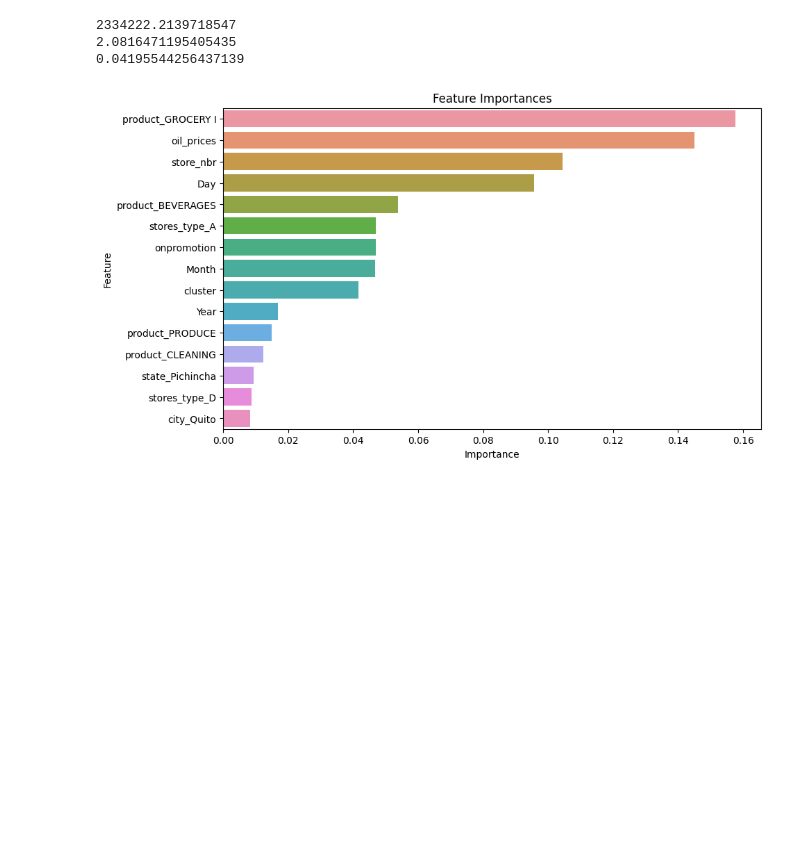
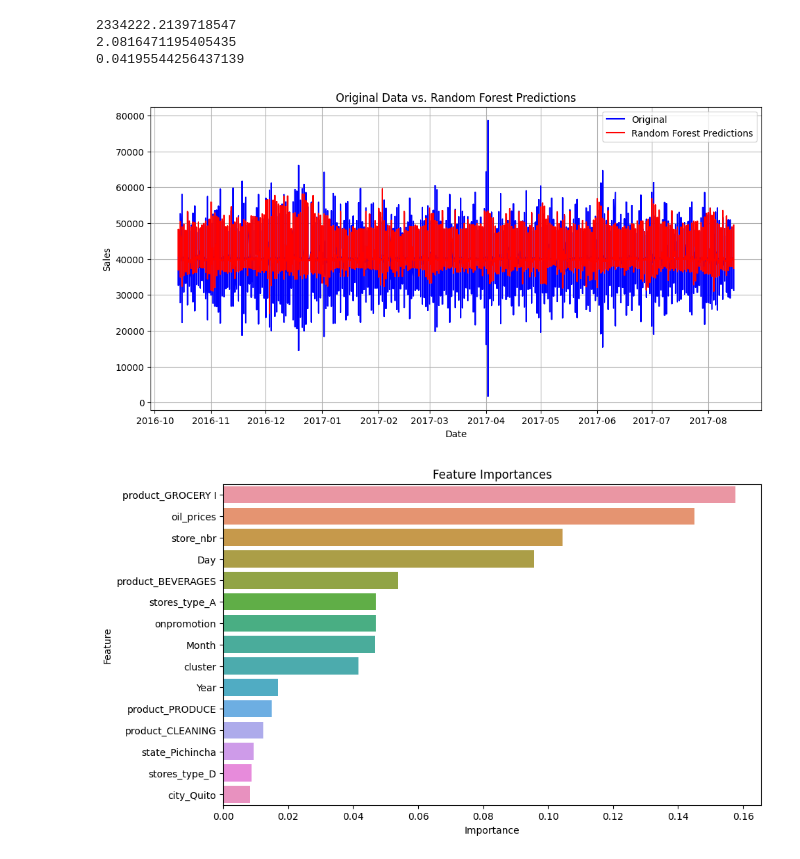
Before and after one commit to phinmaiyo/Regression-Model, a Jupyter notebook: forecasting.ipynb, the cells around one changed output. Cells and saved outputs as stored; diff of their text form; code cells hidden in the pictures; blank space fills up the shorter version.

Commit message:
commit pred visualizations

```diff
--- a/forecasting.ipynb
+++ b/forecasting.ipynb
@@ -2200,6 +2200,24 @@ print(rmsle)
 2334222.2139718547
 2.0816471195405435
 0.04195544256437139
+# %%
+plt.figure(figsize=(12, 6))  # Adjust the figure size as needed
+
+# Plot the original data
+plt.plot(y_eval.index, y_eval.values, label='Original', color='blue')
+
+# Plot the ARIMA predictions
+plt.plot(y_eval.index, rf_pred, label='Random Forest Predictions', color='red')
+
+plt.xlabel('Date')
+plt.ylabel('Sales')
+plt.title('Original Data vs. Random Forest Predictions')
+plt.legend()
+plt.grid(True)
+
+plt.show()
+# %% [output]
+[figure, added]
 # %%
 rf_importance=rf.feature_importances_
 # Create a DataFrame to store feature names and their importances
```
Also changed, not shown: parts of 6 cells of this notebook.
